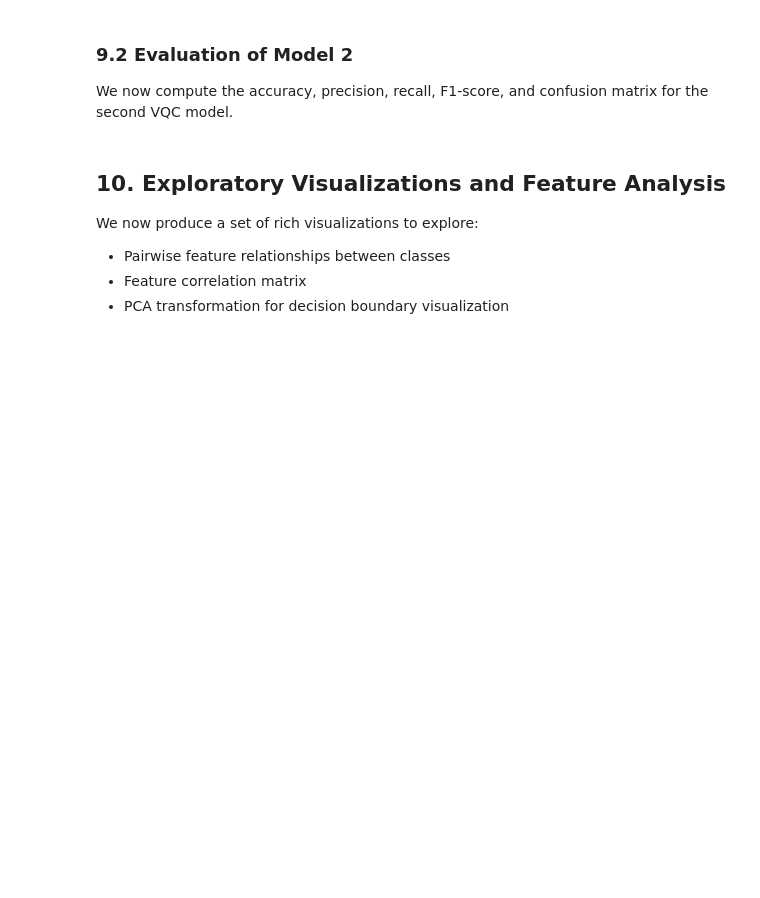
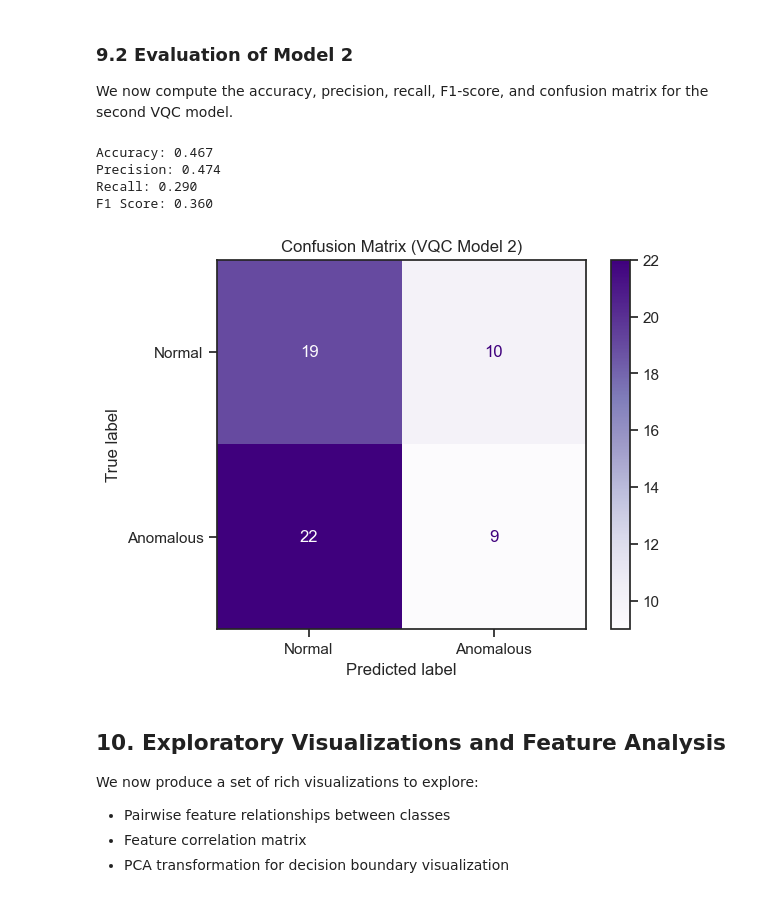
Before and after one commit to kabirarshafidz/SQA-2026-clone, a Jupyter notebook: Quantum_Based_Anomaly_Detection_VQC 2026.ipynb, the cells around one changed output. Cells and saved outputs as stored; diff of their text form; code cells hidden in the pictures; blank space fills up the shorter version.

```diff
--- a/Quantum_Based_Anomaly_Detection_VQC 2026.ipynb
+++ b/Quantum_Based_Anomaly_Detection_VQC 2026.ipynb
@@ -522,24 +546,30 @@ plt.show()
 ### 9.2 Evaluation of Model 2
 We now compute the accuracy, precision, recall, F1-score, and confusion matrix for the second VQC model.
 # %%
-
+vqc_2 = classifier_2
 y_pred_2 = vqc_2.predict(X_test_scaled)
 
 acc_2 = accuracy_score(y_test, y_pred_2)
 prec_2 = precision_score(y_test, y_pred_2)
 rec_2 = recall_score(y_test, y_pred_2)
 f1_2 = f1_score(y_test, y_pred_2)
 
 print(f"Accuracy: {acc_2:.3f}")
 print(f"Precision: {prec_2:.3f}")
 print(f"Recall: {rec_2:.3f}")
 print(f"F1 Score: {f1_2:.3f}")
 
 cm_2 = confusion_matrix(y_test, y_pred_2)
 disp_2 = ConfusionMatrixDisplay(confusion_matrix=cm_2, display_labels=["Normal", "Anomalous"])
 disp_2.plot(cmap='Purples')
 plt.title("Confusion Matrix (VQC Model 2)")
 plt.show()
+# %% [output]
+Accuracy: 0.467
+Precision: 0.474
+Recall: 0.290
+F1 Score: 0.360
+[figure, added]
 # %% [markdown]
 
 ## 10. Exploratory Visualizations and Feature Analysis
```
Also changed, not shown: parts of 19 cells of this notebook.
